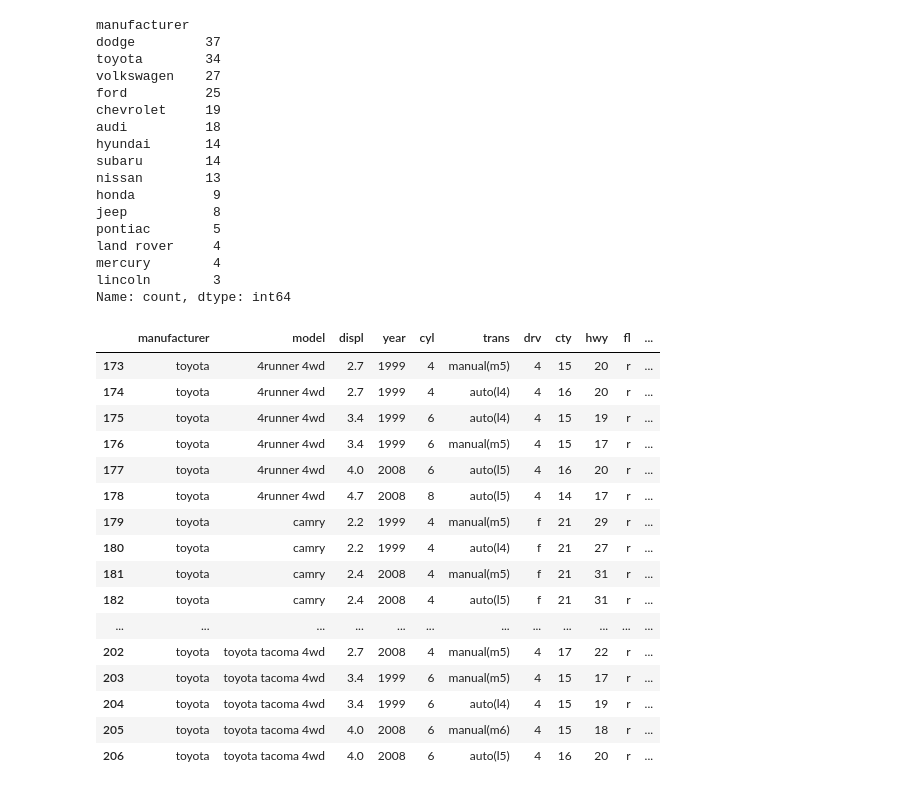
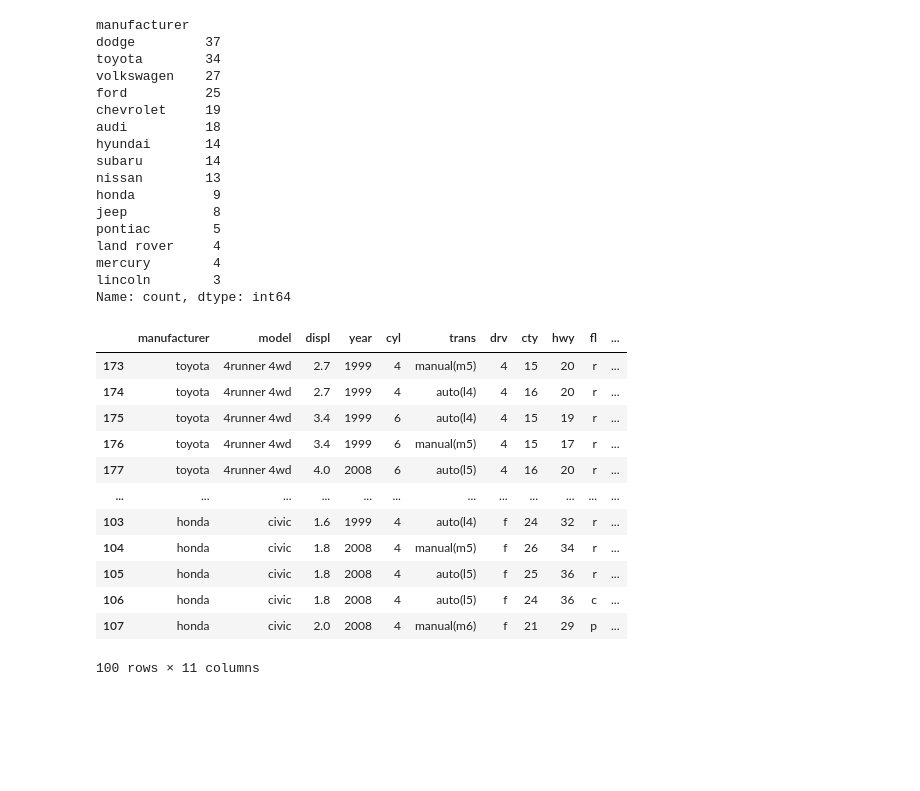
Before and after one commit to hyerimmmmm/SWDataAnalysisClass, a Jupyter notebook: pythonStudy/LIB/mpg데이터 실습.ipynb, the cells around one changed output. Saved outputs shown, nothing was run; the diff lists cells and outputs as text; code cells hidden in the pictures; blank space fills up the shorter version.

```diff
--- a/pythonStudy/LIB/mpg데이터 실습.ipynb
+++ b/pythonStudy/LIB/mpg데이터 실습.ipynb
@@ -352,30 +351,32 @@ mercury        4
 lincoln        3
 Name: count, dtype: int64
 # %%
-# 방법1
+# 방법 1
 # 제조사가 totyota 인 데이터
 toyota = mpg[mpg['manufacturer'] == 'toyota']
+# 제조사가 ford 인 데이터
 ford = mpg[mpg['manufacturer'] == 'ford']
-audi = mpg[mpg['manufacturer'] == 'audi']
+# 제조사가 audi 인 데이터
+hyundai = mpg[mpg['manufacturer'] == 'audi']
+# 제조사가 audi 인 데이터
 hyundai = mpg[mpg['manufacturer'] == 'hyundai']
+# 제조사가 honda 인 데이터
 honda = mpg[mpg['manufacturer'] == 'honda']
-
-toyota
-# %% [output]
-|  | manufacturer | model | displ | year | cyl | trans | drv | cty | hwy | fl | ... |
-| 173 | toyota | 4runner 4wd | 2.7 | 1999 | 4 | manual(m5) | 4 | 15 | 20 | r | ... |
-| 174 | toyota | 4runner 4wd | 2.7 | 1999 | 4 | auto(l4) | 4 | 16 | 20 | r | ... |
-| 175 | toyota | 4runner 4wd | 3.4 | 1999 | 6 | auto(l4) | 4 | 15 | 19 | r | ... |
-| 176 | toyota | 4runner 4wd | 3.4 | 1999 | 6 | manual(m5) | 4 | 15 | 17 | r | ... |
-| 177 | toyota | 4runner 4wd | 4.0 | 2008 | 6 | auto(l5) | 4 | 16 | 20 | r | ... |
-| 178 | toyota | 4runner 4wd | 4.7 | 2008 | 8 | auto(l5) | 4 | 14 | 17 | r | ... |
-| 179 | toyota | camry | 2.2 | 1999 | 4 | manual(m5) | f | 21 | 29 | r | ... |
-| 180 | toyota | camry | 2.2 | 1999 | 4 | auto(l4) | f | 21 | 27 | r | ... |
-| 181 | toyota | camry | 2.4 | 2008 | 4 | manual(m5) | f | 21 | 31 | r | ... |
-| 182 | toyota | camry | 2.4 | 2008 | 4 | auto(l5) | f | 21 | 31 | r | ... |
-| ... | ... | ... | ... | ... | ... | ... | ... | ... | ... | ... | ... |
-| 202 | toyota | toyota tacoma 4wd | 2.7 | 2008 | 4 | manual(m5) | 4 | 17 | 22 | r | ... |
-| 203 | toyota | toyota tacoma 4wd | 3.4 | 1999 | 6 | manual(m5) | 4 | 15 | 17 | r | ... |
-| 204 | toyota | toyota tacoma 4wd | 3.4 | 1999 | 6 | auto(l4) | 4 | 15 | 19 | r | ... |
-| 205 | toyota | toyota tacoma 4wd | 4.0 | 2008 | 6 | manual(m6) | 4 | 15 | 18 | r | ... |
-| 206 | toyota | toyota tacoma 4wd | 4.0 | 2008 | 6 | auto(l5) | 4 | 16 | 20 | r | ... |
+# %%
+# 제조사가 toyota, ford, audi, hyundai, honda
+total = pd.concat([toyota, ford, audi, hyundai, honda])
+total
+# %% [output]
+|  | manufacturer | model | displ | year | cyl | trans | drv | cty | hwy | fl | ... |
+| 173 | toyota | 4runner 4wd | 2.7 | 1999 | 4 | manual(m5) | 4 | 15 | 20 | r | ... |
+| 174 | toyota | 4runner 4wd | 2.7 | 1999 | 4 | auto(l4) | 4 | 16 | 20 | r | ... |
+| 175 | toyota | 4runner 4wd | 3.4 | 1999 | 6 | auto(l4) | 4 | 15 | 19 | r | ... |
+| 176 | toyota | 4runner 4wd | 3.4 | 1999 | 6 | manual(m5) | 4 | 15 | 17 | r | ... |
+| 177 | toyota | 4runner 4wd | 4.0 | 2008 | 6 | auto(l5) | 4 | 16 | 20 | r | ... |
+| ... | ... | ... | ... | ... | ... | ... | ... | ... | ... | ... | ... |
+| 103 | honda | civic | 1.6 | 1999 | 4 | auto(l4) | f | 24 | 32 | r | ... |
+| 104 | honda | civic | 1.8 | 2008 | 4 | manual(m5) | f | 26 | 34 | r | ... |
+| 105 | honda | civic | 1.8 | 2008 | 4 | auto(l5) | f | 25 | 36 | r | ... |
+| 106 | honda | civic | 1.8 | 2008 | 4 | auto(l5) | f | 24 | 36 | c | ... |
+| 107 | honda | civic | 2.0 | 2008 | 4 | manual(m6) | f | 21 | 29 | p | ... |
+100 rows × 11 columns
```
Also changed, not shown: parts of 10 cells of this notebook.
